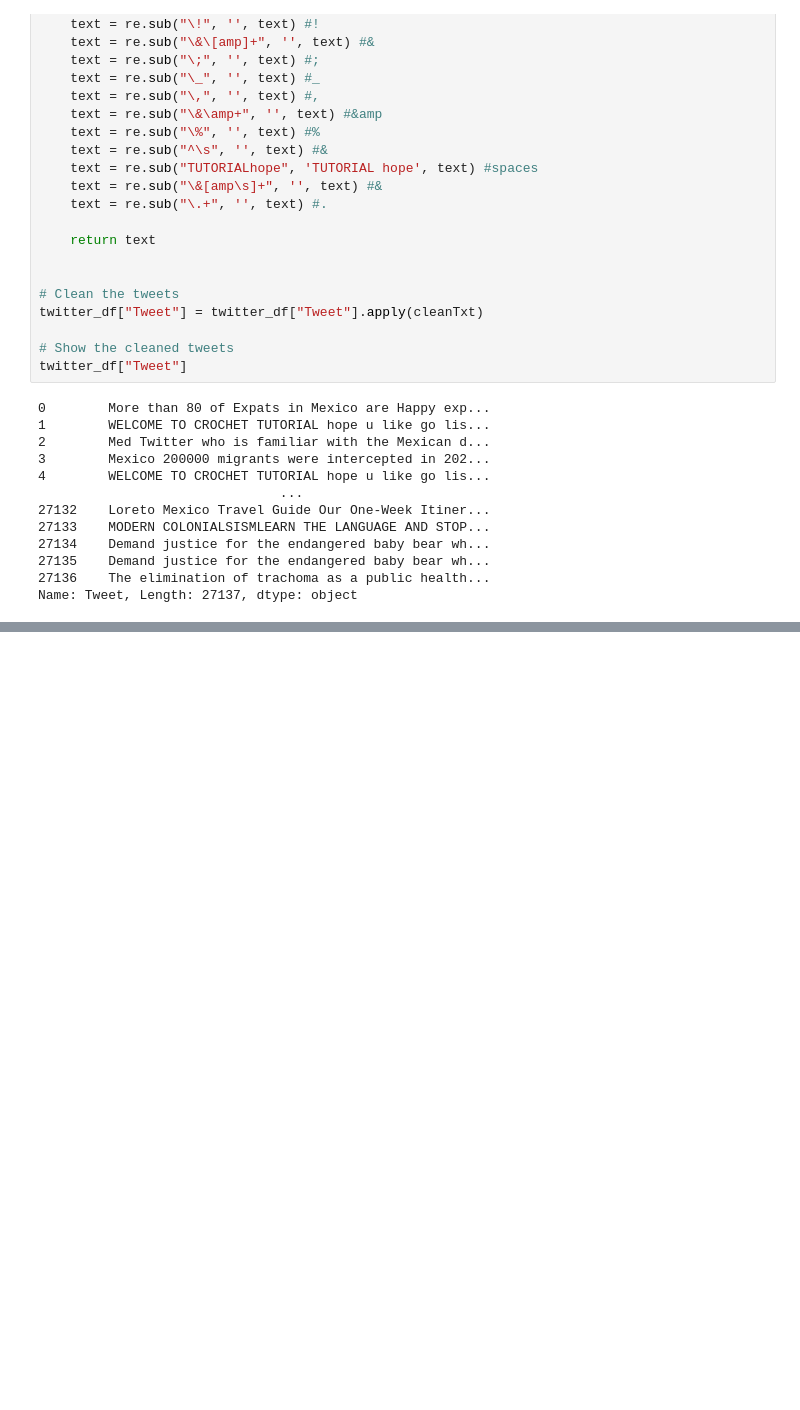
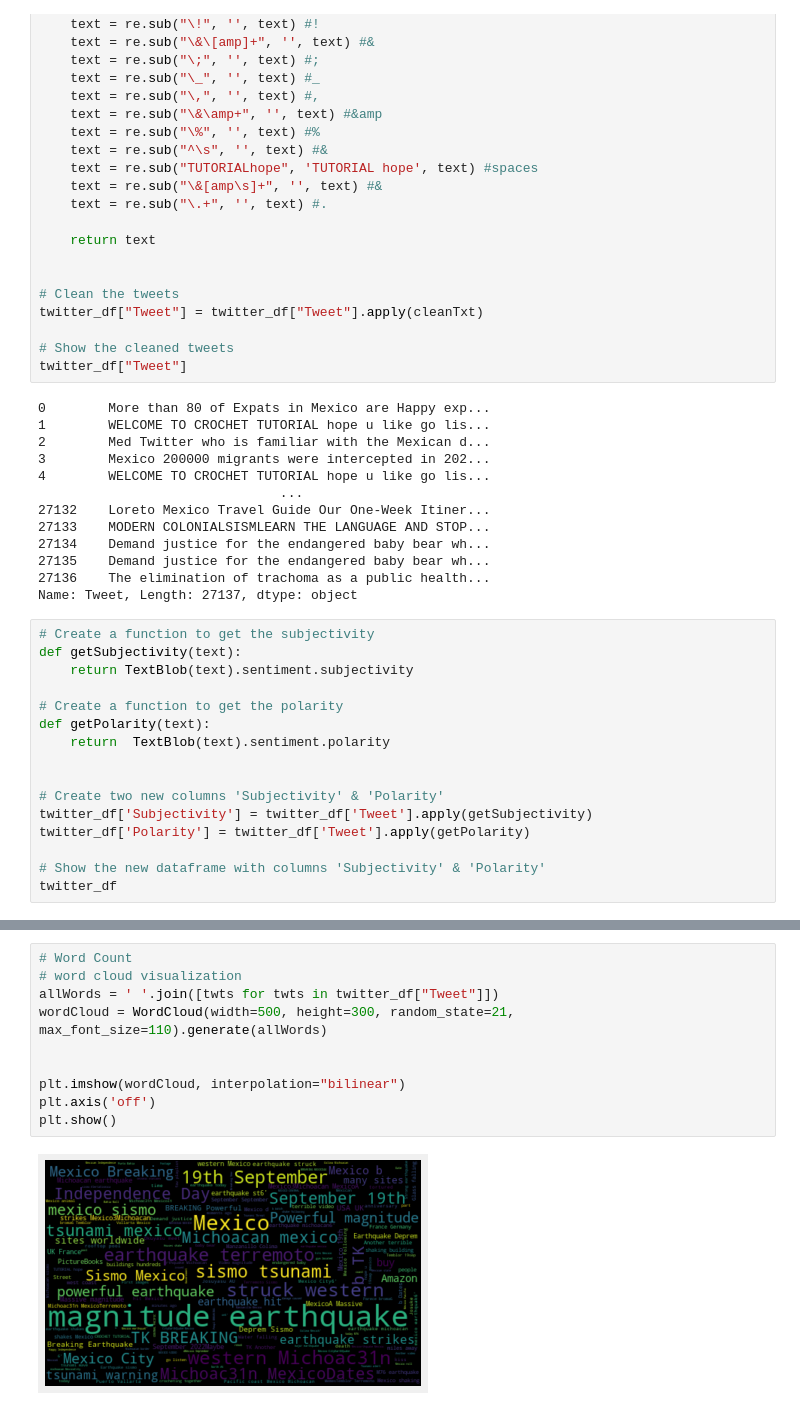
Before and after one commit to LennethNova/Sentiment_LG, a Jupyter notebook: sentiment.ipynb, the cells around one changed output, grey strips where cells are left out. Cells and saved outputs as stored; diff of their text form; blank space fills up the shorter version.

Commit message:
graphs

```diff
--- a/sentiment.ipynb
+++ b/sentiment.ipynb
@@ -85,3 +85,19 @@ twitter_df["Tweet"]
 27135    Demand justice for the endangered baby bear wh...
 27136    The elimination of trachoma as a public health...
 Name: Tweet, Length: 27137, dtype: object
+# %%
+# Create a function to get the subjectivity
+def getSubjectivity(text):
+    return TextBlob(text).sentiment.subjectivity
+
+# Create a function to get the polarity
+def getPolarity(text):
+    return  TextBlob(text).sentiment.polarity
+
+
+# Create two new columns 'Subjectivity' & 'Polarity'
+twitter_df['Subjectivity'] = twitter_df['Tweet'].apply(getSubjectivity)
+twitter_df['Polarity'] = twitter_df['Tweet'].apply(getPolarity)
+
+# Show the new dataframe with columns 'Subjectivity' & 'Polarity'
+twitter_df
@@ -87,0 +118,12 @@ Name: Tweet, Length: 27137, dtype: object
+# %%
+# Word Count
+# word cloud visualization
+allWords = ' '.join([twts for twts in twitter_df["Tweet"]])
+wordCloud = WordCloud(width=500, height=300, random_state=21, max_font_size=110).generate(allWords)
+
+
+plt.imshow(wordCloud, interpolation="bilinear")
+plt.axis('off')
+plt.show()
+# %% [output]
+[figure, added]
```
Also changed, not shown: parts of 9 cells of this notebook.
